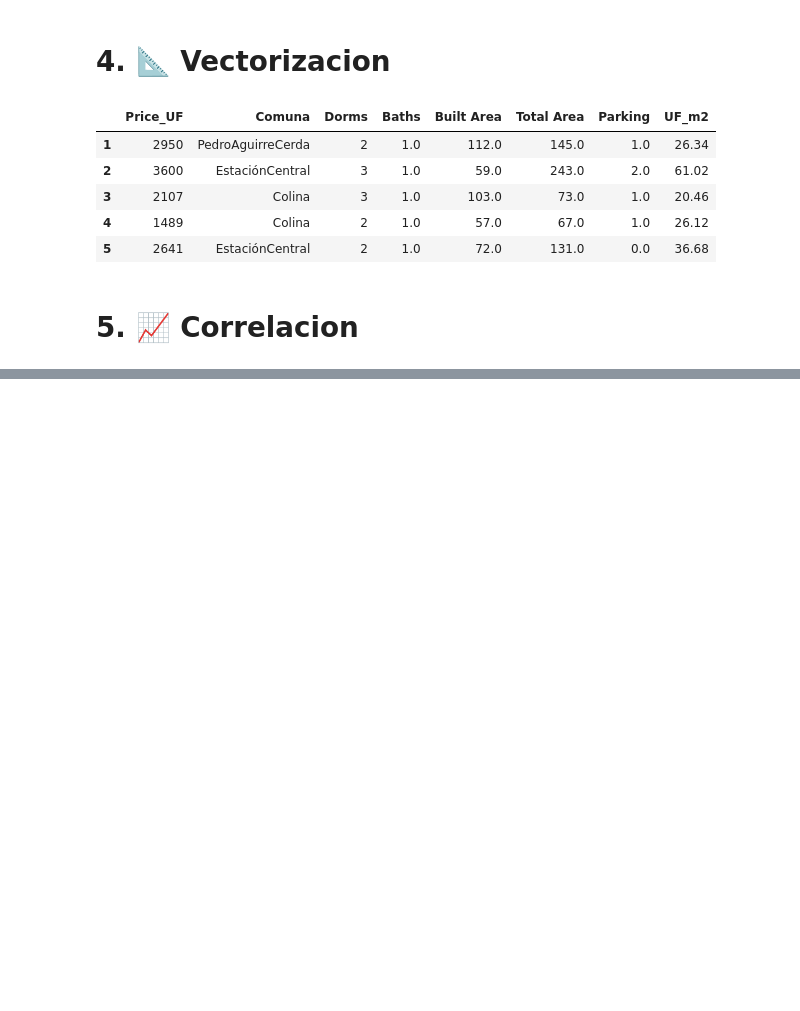
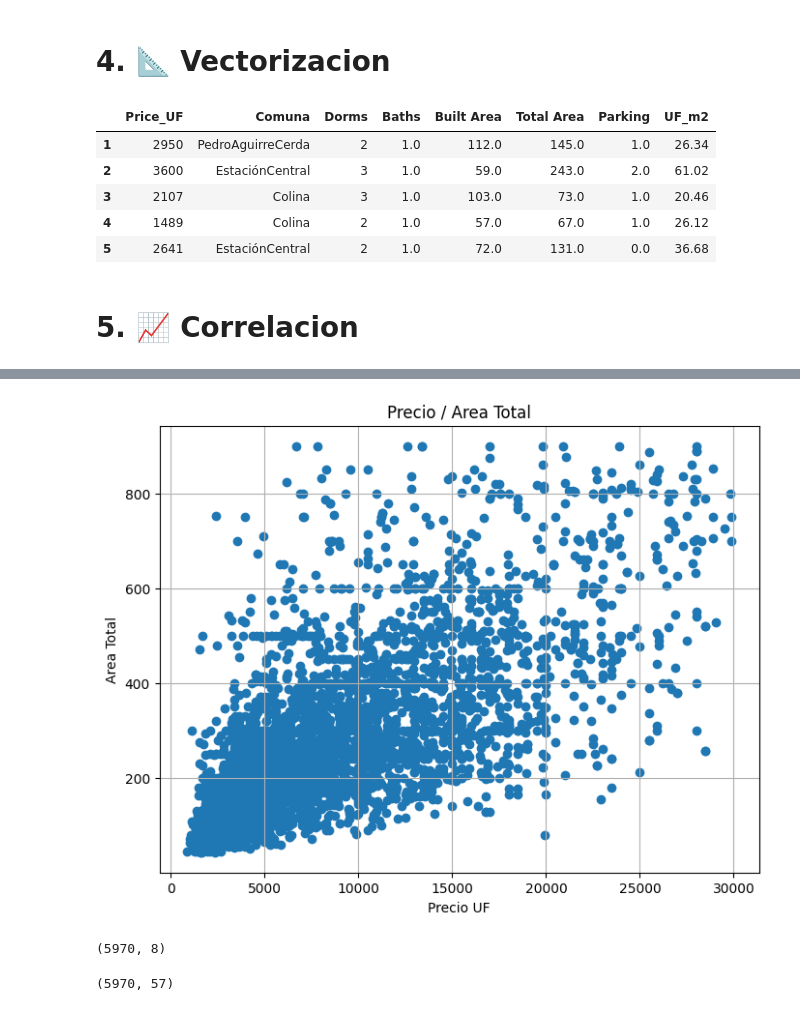
Before and after one commit to FMaulen/propiedades-chile, a Jupyter notebook: notebooks/clean.ipynb, the cells around one changed output, grey strips where cells are left out. Drawn from its saved outputs; the diff is of its cells as text; code cells hidden in the pictures; blank space fills up the shorter version.

```diff
--- a/notebooks/clean.ipynb
+++ b/notebooks/clean.ipynb
@@ -191,0 +198,19 @@ corr = df_clean.select_dtypes('number').corr()
+# %%
+plt.figure(figsize=(8, 6))
+plt.scatter(df_clean['Price_UF'], df_clean['Total Area'])
+plt.title("Precio / Area Total")
+plt.xlabel("Precio UF")
+plt.ylabel("Area Total")
+plt.grid(True)
+plt.show()
+# %% [output]
+[figure, added]
+# %%
+df_clean.shape
+# %% [output]
+(5970, 8)
+# %%
+df_clean = pd.get_dummies(df_clean, columns=['Comuna'], dtype=int)
+df_clean.shape
+# %% [output]
+(5970, 57)
```
Also changed, not shown: parts of 4 cells of this notebook, 2 other files.
